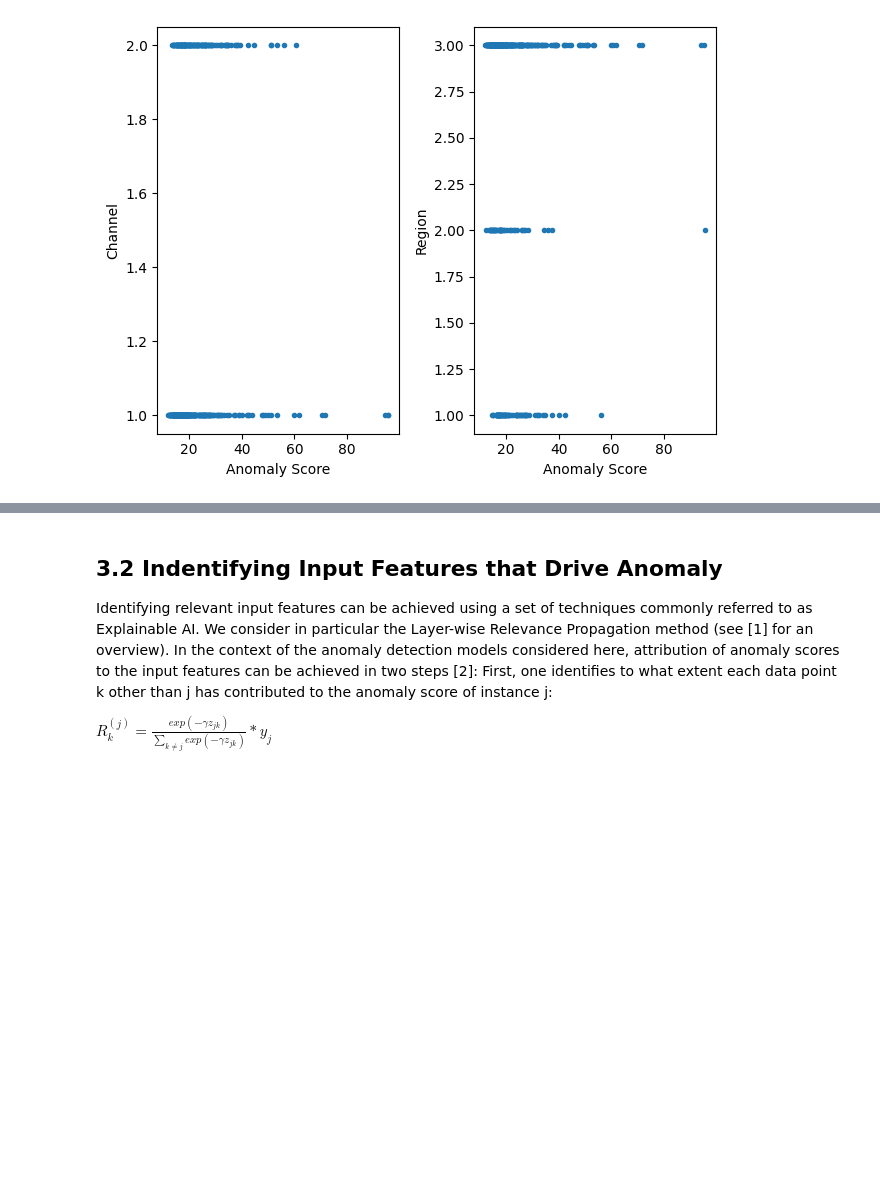
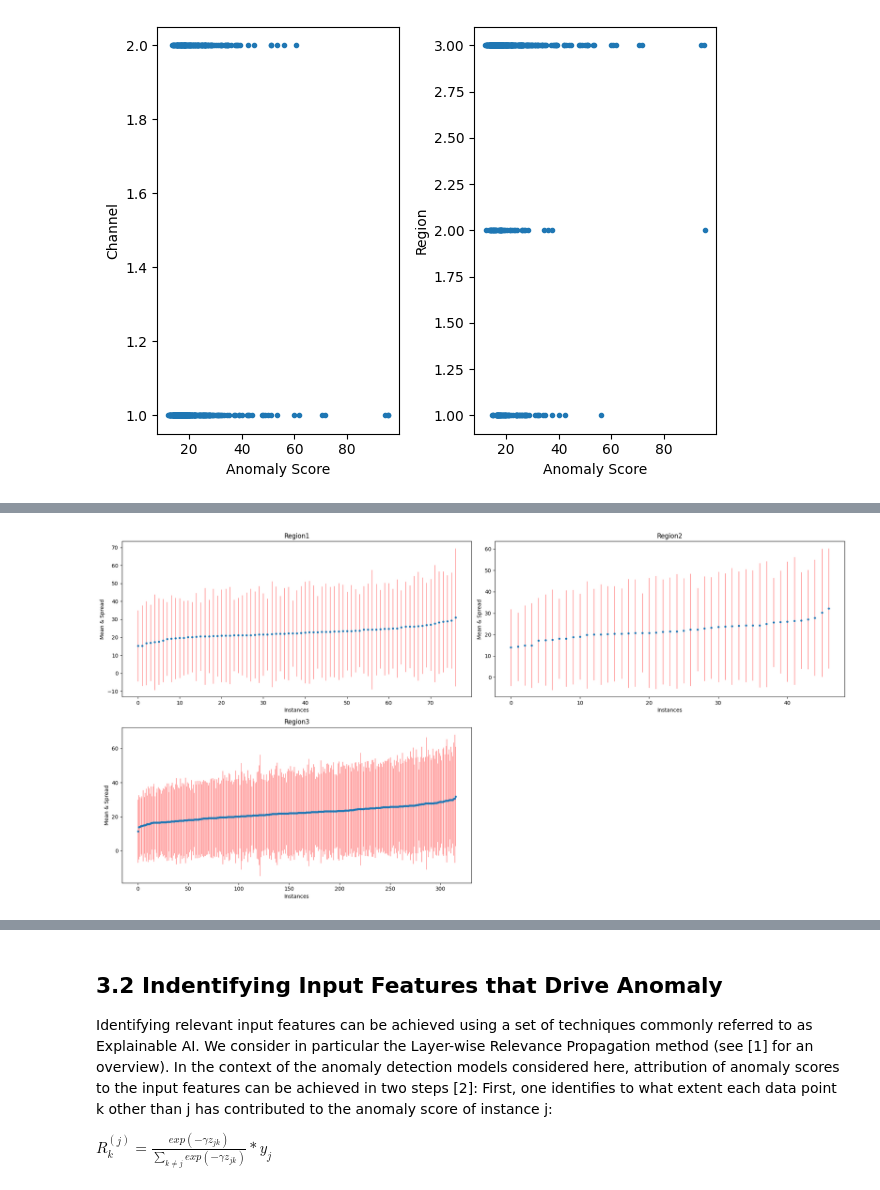
Before and after one commit to mertyaylacigit/ML-for-Data-Science, a Jupyter notebook: Part 1/Lab ML for Data Science - Part I.ipynb, the cells around one changed output, grey strips where cells are left out. Saved outputs shown, nothing was run; the diff lists cells and outputs as text; code cells hidden in the pictures; blank space fills up the shorter version.

```diff
--- a/Part 1/Lab ML for Data Science - Part I.ipynb
+++ b/Part 1/Lab ML for Data Science - Part I.ipynb
@@ -417,0 +444,18 @@ Colors: Region / Channel
+# %%
+def meta_errorbar(df, feature):
+    plt.figure(figsize=(20, 10))
+    for i in df[feature].value_counts().index:
+        plt.subplot(2, 2, i)
+        subset = df[df[feature] == i]
+        num_instances = [ind for ind in range(subset.shape[0])]
+        plt.errorbar(num_instances,subset["Mean"],subset["Spread"],linestyle='None', marker='.',ecolor="red",elinewidth=0.5)
+        plt.title(feature + str(i))
+        plt.xlabel('Instances')
+        plt.ylabel('Mean & Spread')
+    plt.tight_layout()
+    plt.show()
+
+
+meta_errorbar(meta_data.sort_values("Mean"),"Region")
+# %% [output]
+[figure, added]
```
Also changed, not shown: parts of 17 cells of this notebook.
